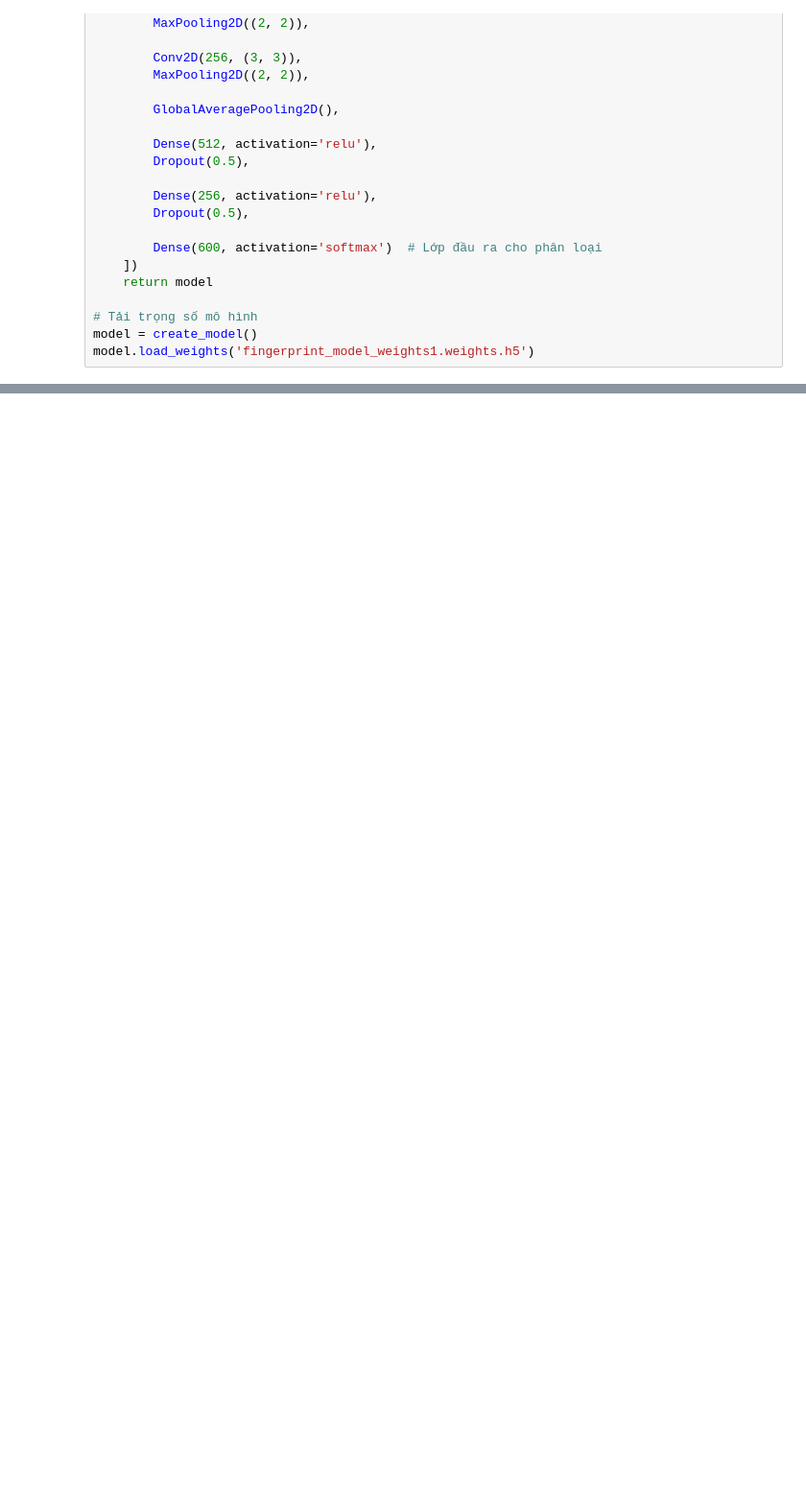
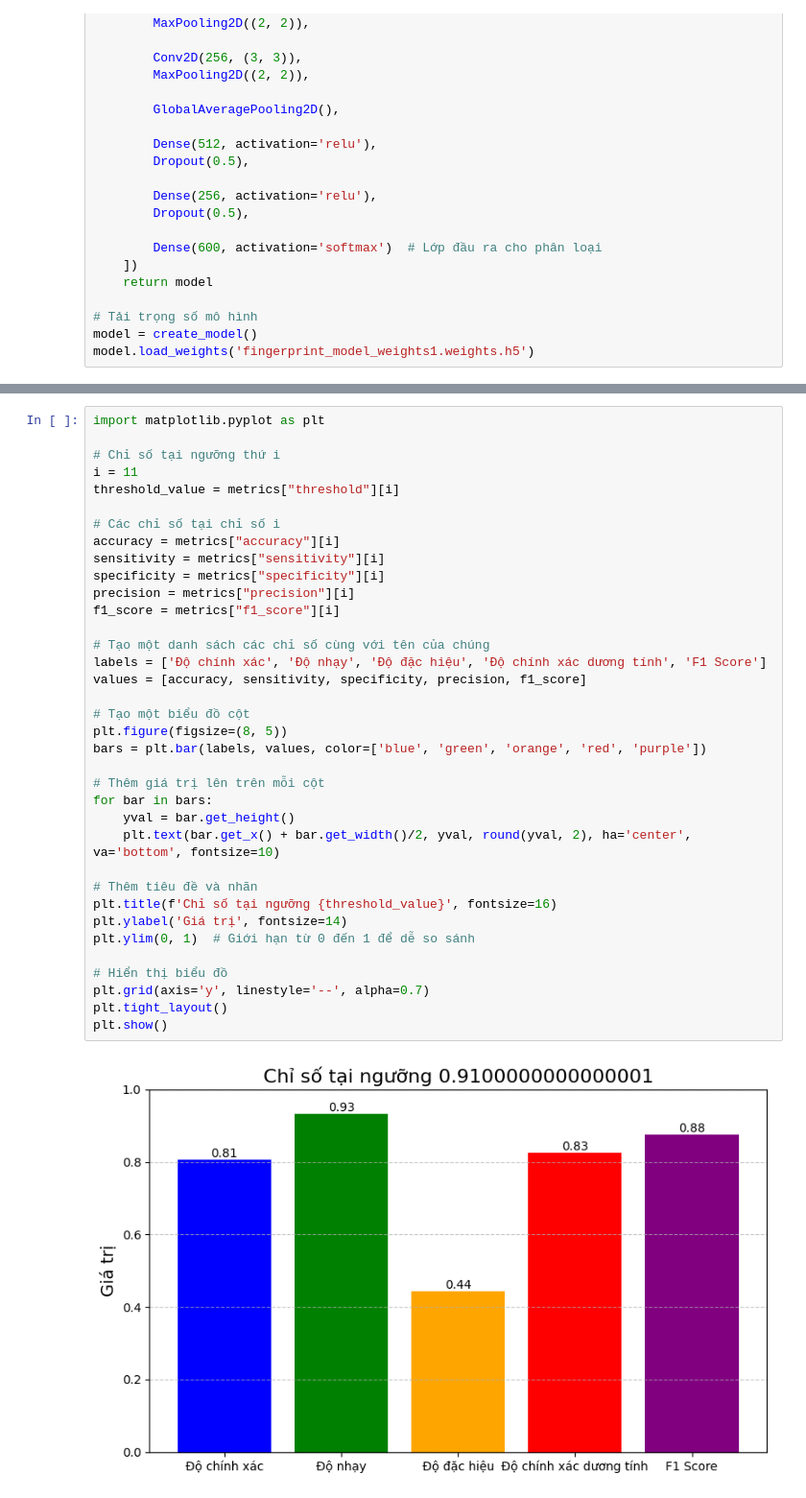
Before and after one commit to Rangdog/Th-c-t-p-t-t-nghi-p, a Jupyter notebook: danhgiamohinh1.ipynb, the cells around one changed output, grey strips where cells are left out. Shown at 96% size. Cells and saved outputs as stored; diff of their text form; blank space fills up the shorter version.

```diff
--- a/danhgiamohinh1.ipynb
+++ b/danhgiamohinh1.ipynb
@@ -239,0 +263,38 @@ Ngưỡng tối ưu dựa trên F1 Score: 0.9500000000000004
+# %%
+import matplotlib.pyplot as plt
+
+# Chỉ số tại ngưỡng thứ i
+i = 11
+threshold_value = metrics["threshold"][i]
+
+# Các chỉ số tại chỉ số i
+accuracy = metrics["accuracy"][i]
+sensitivity = metrics["sensitivity"][i]
+specificity = metrics["specificity"][i]
+precision = metrics["precision"][i]
+f1_score = metrics["f1_score"][i]
+
+# Tạo một danh sách các chỉ số cùng với tên của chúng
+labels = ['Độ chính xác', 'Độ nhạy', 'Độ đặc hiệu', 'Độ chính xác dương tính', 'F1 Score']
+values = [accuracy, sensitivity, specificity, precision, f1_score]
+
+# Tạo một biểu đồ cột
+plt.figure(figsize=(8, 5))
+bars = plt.bar(labels, values, color=['blue', 'green', 'orange', 'red', 'purple'])
+
+# Thêm giá trị lên trên mỗi cột
+for bar in bars:
+    yval = bar.get_height()
+    plt.text(bar.get_x() + bar.get_width()/2, yval, round(yval, 2), ha='center', va='bottom', fontsize=10)
+
+# Thêm tiêu đề và nhãn
+plt.title(f'Chỉ số tại ngưỡng {threshold_value}', fontsize=16)
+plt.ylabel('Giá trị', fontsize=14)
+plt.ylim(0, 1)  # Giới hạn từ 0 đến 1 để dễ so sánh
+
+# Hiển thị biểu đồ
+plt.grid(axis='y', linestyle='--', alpha=0.7)
+plt.tight_layout()
+plt.show()
+# %% [output]
+[figure, added]
```
Also changed, not shown: parts of 4 cells of this notebook, 1 other file.
